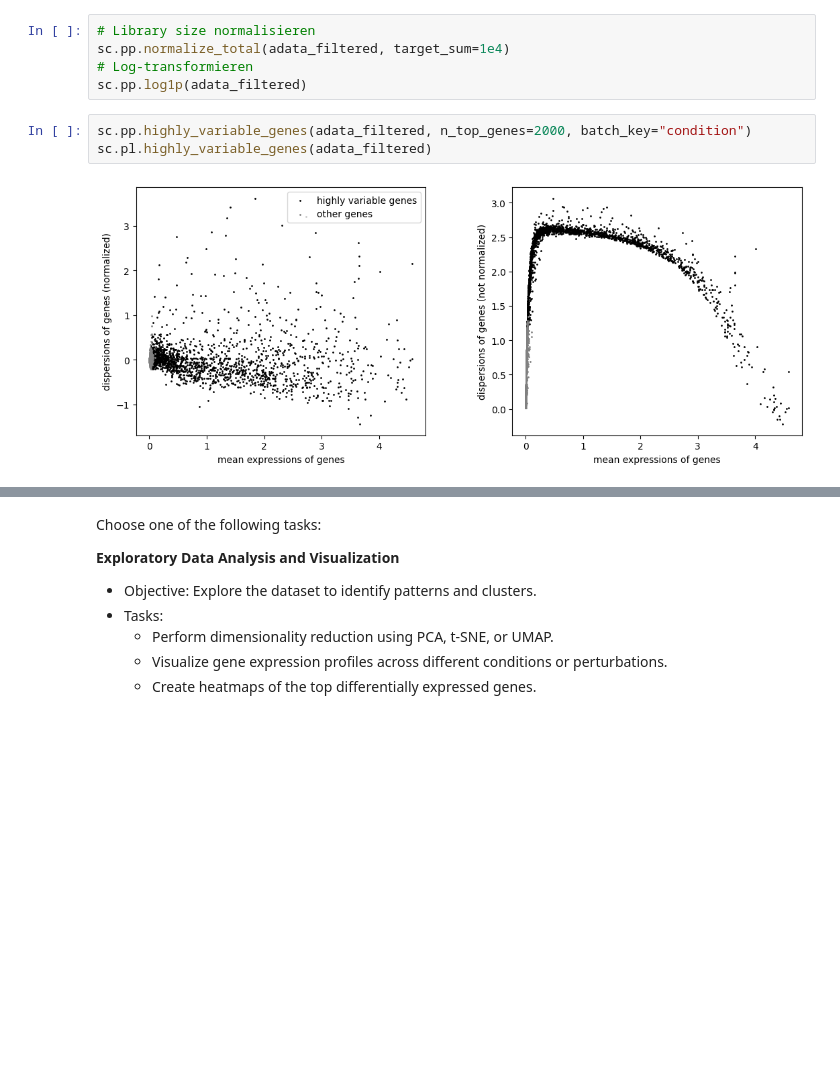
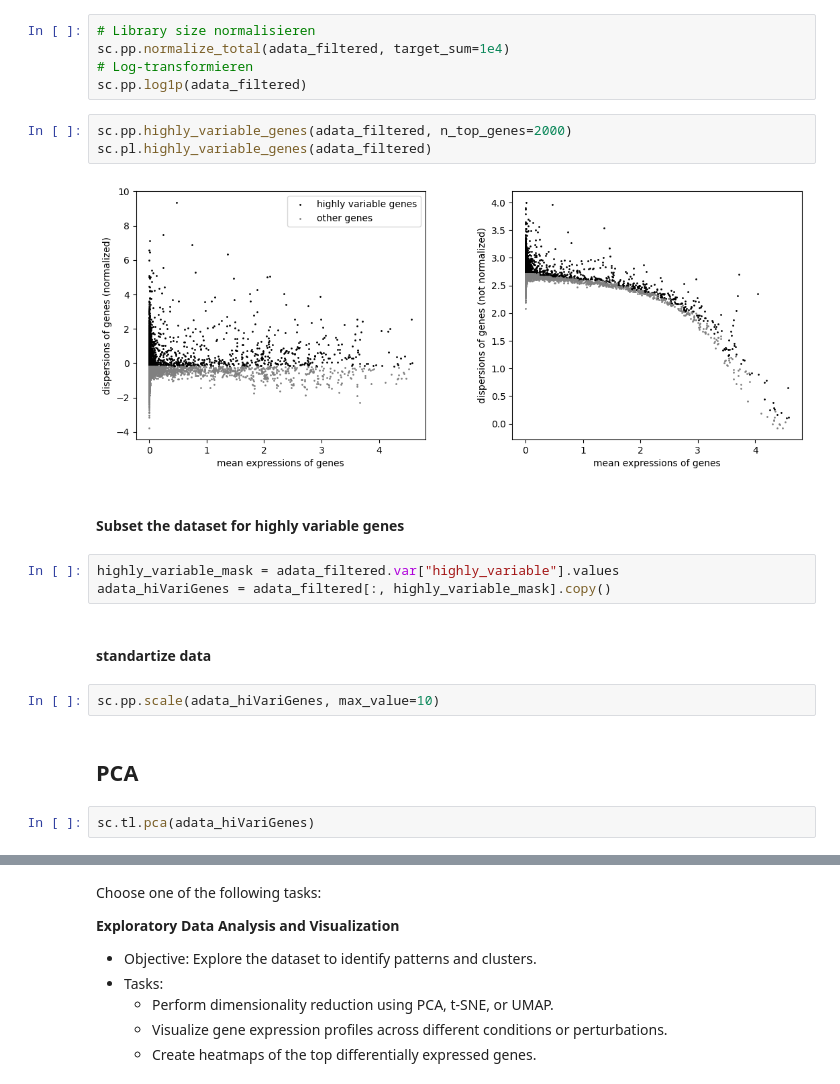
Before and after one commit to hadele/luh_module_amlg_assignment, a Jupyter notebook: scrnaseq_project.ipynb, the cells around one changed output, grey strips where cells are left out. Saved outputs shown, nothing was run; the diff lists cells and outputs as text; blank space fills up the shorter version.

```diff
--- a/scrnaseq_project.ipynb
+++ b/scrnaseq_project.ipynb
@@ -155,7 +155,20 @@ sc.pp.normalize_total(adata_filtered, target_sum=1e4)
 # Log-transformieren
 sc.pp.log1p(adata_filtered)
 # %%
-sc.pp.highly_variable_genes(adata_filtered, n_top_genes=2000, batch_key="condition")
+sc.pp.highly_variable_genes(adata_filtered, n_top_genes=2000)
 sc.pl.highly_variable_genes(adata_filtered)
 # %% [output]
-[figure, old version]
+[figure, new version]
+# %% [markdown]
+#### Subset the dataset for highly variable genes
+# %%
+highly_variable_mask = adata_filtered.var["highly_variable"].values
+adata_hiVariGenes = adata_filtered[:, highly_variable_mask].copy()
+# %% [markdown]
+#### standartize data
+# %%
+sc.pp.scale(adata_hiVariGenes, max_value=10)
+# %% [markdown]
+## PCA
+# %%
+sc.tl.pca(adata_hiVariGenes)
```
Also changed, not shown: parts of 6 cells of this notebook, 1 other file.
